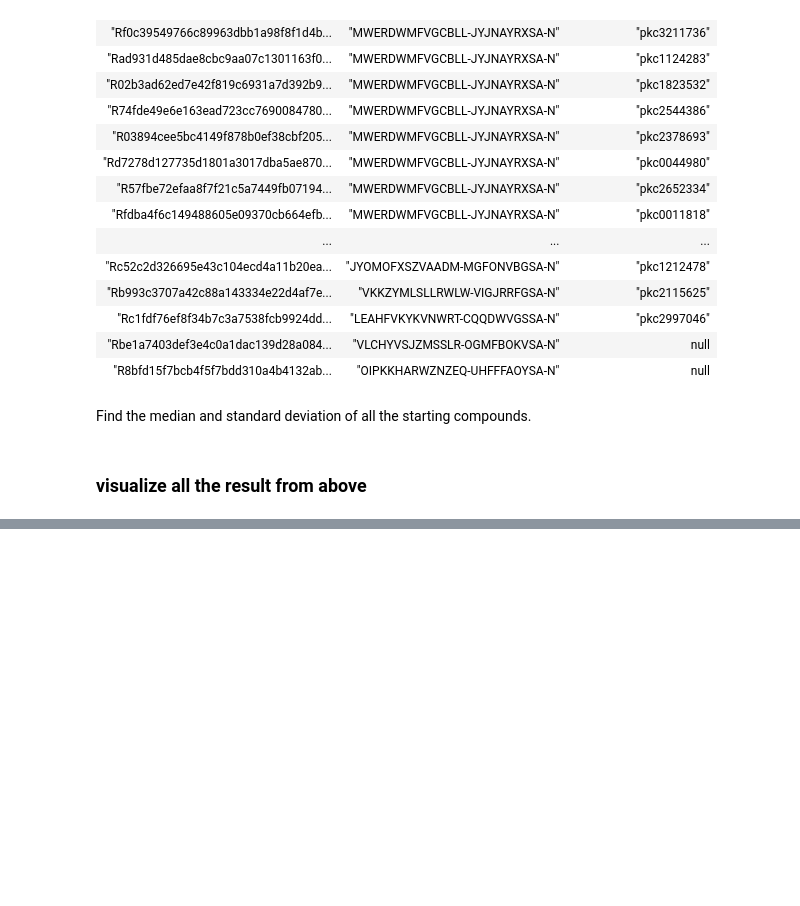
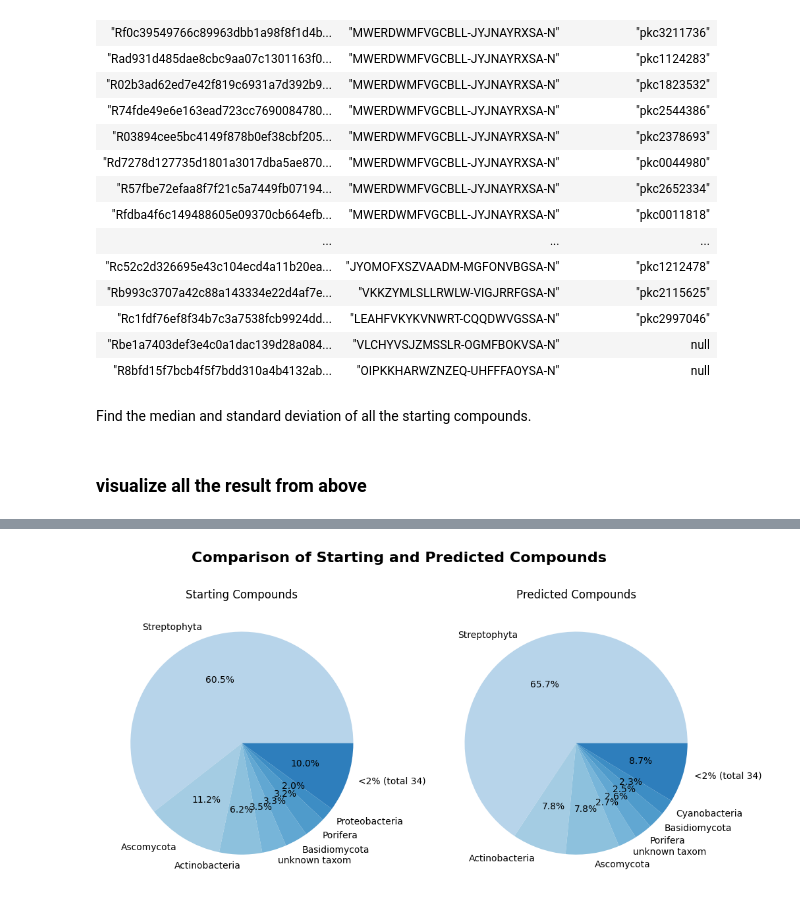
Before and after one commit to pamrein/expanded-naturalproduct-chemspace, a Jupyter notebook: expanded_naturalproduct_chemspace/05_LOTUS_MINES_taxonomy_search.ipynb, the cells around one changed output, grey strips where cells are left out. Saved outputs shown, nothing was run; the diff lists cells and outputs as text; code cells hidden in the pictures; blank space fills up the shorter version.

```diff
--- a/expanded_naturalproduct_chemspace/05_LOTUS_MINES_taxonomy_search.ipynb
+++ b/expanded_naturalproduct_chemspace/05_LOTUS_MINES_taxonomy_search.ipynb
@@ -607,0 +592,81 @@ SchemaError: invalid series dtype: expected `FixedSizeList`, got `list[str]`
+# %%
+import matplotlib.pyplot as plt
+import polars as pl
+
+def plot_circle_plots(title, df_starting, df_predicted):
+    # Ensure the input dataframes are one-dimensional and contain categorical data
+    if len(df_starting.shape) != 1 or len(df_predicted.shape) != 1:
+        raise ValueError("Both dataframes should have exactly one column with categorical data.")
+
+    # Replace null entries with "unknown"
+    df_starting = df_starting.fill_null("unknown taxom")
+    df_predicted = df_predicted.fill_null("unknown taxom")
+
+    labelname_starting = df_starting.name
+    labelname_predicted = df_predicted.name
+
+    # Convert the series to value counts
+    starting_counts = df_starting.value_counts(sort=True, name="counts")
+    predicted_counts = df_predicted.value_counts(sort=True, name="counts")
+
+    # Extract the labels and counts for pie charts
+    def filter_small_categories(counts: pl.DataFrame, labelname: str) -> (list, list):
+        total = counts['counts'].sum()
+        threshold = 0.02 * total
+
+        # Filter large categories
+        large_categories = counts.filter(pl.col('counts') > threshold)
+
+        # Filter small categories
+        small_categories = counts.filter(pl.col('counts') <= threshold)
+
+        num_small_categories = small_categories.shape[0]
+
+        # Combine small categories into a single "<2%" category
+        if num_small_categories > 0:
+            # Create DataFrame for "<2%" category with the same schema
+            small_summary = pl.DataFrame({
+                labelname: [f"<2% (total {num_small_categories})"],
+                "counts": [small_categories['counts'].sum()]
+            }, schema={labelname: pl.Utf8, "counts": pl.UInt32})
+
+            # Stack DataFrames
+            large_categories = large_categories.vstack(small_summary)
+
+        labels = large_categories[labelname].to_list()
+        values = large_categories['counts'].to_list()
+
+        return labels, values
+
+    starting_labels, starting_values = filter_small_categories(starting_counts, labelname_starting)
+    predicted_labels, predicted_values = filter_small_categories(predicted_counts, labelname_predicted)
+
+    # Define a blue color palette
+    blue_palette = plt.cm.Blues(np.linspace(0.3, 0.7, len(starting_labels)))
+
+    # Create the figure and two subplots for pie charts
+    fig, (ax1, ax2) = plt.subplots(1, 2, figsize=(12, 6))
+
+    # Update titles with the number of categories
+    starting_title = f"Starting Compounds" #({len(df_starting):,})".replace(',', "'")
+    predicted_title = f"Predicted Compounds" #({len(df_predicted):,})".replace(',', "'")
+
+    # Plot the pie chart for the starting compounds
+    ax1.pie(starting_values, labels=starting_labels, autopct='%1.1f%%', colors=blue_palette)
+    ax1.set_title(starting_title)
+
+    # Plot the pie chart for the predicted compounds
+    ax2.pie(predicted_values, labels=predicted_labels, autopct='%1.1f%%', colors=blue_palette)
+    ax2.set_title(predicted_title)
+
+    # Add the main title
+    plt.suptitle(title, fontsize=16, fontweight='bold')
+
+    # Show the plot
+    plt.show()
+
+# Example usage
+# Assuming df_grouped_starting and df_grouped_predicted are defined DataFrames
+plot_circle_plots("Comparison of Starting and Predicted Compounds", df_grouped_starting[:,1], df_grouped_predicted[:,1])
+# %% [output]
+[figure, added]
```
Also changed, not shown: parts of 7 cells of this notebook, 1 other file.
